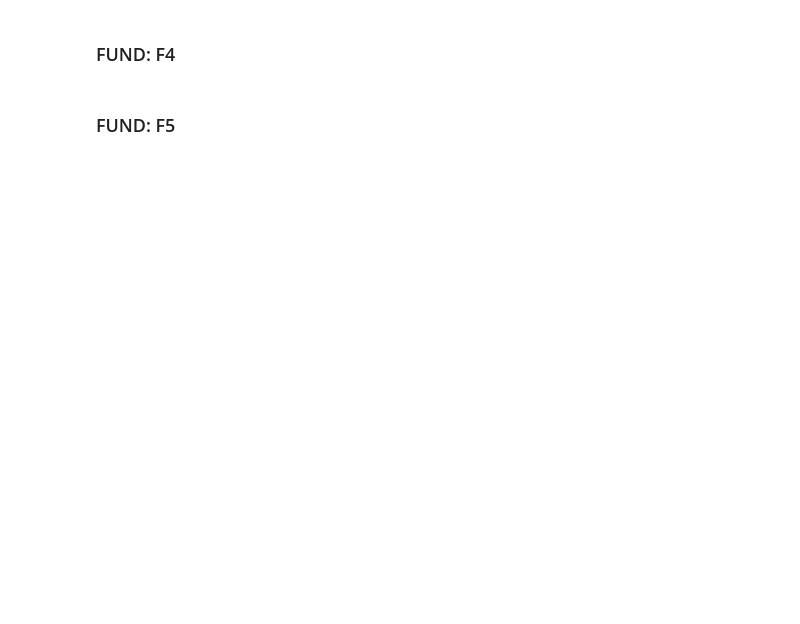
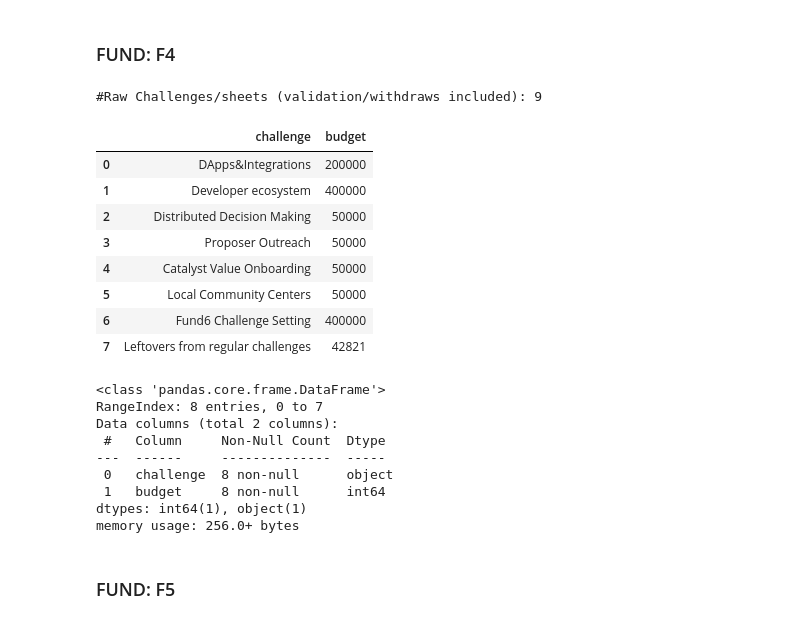
Before and after one commit to jbmattos/CatalystReport, a Jupyter notebook: data_setup.ipynb, the cells around one changed output. Cells and saved outputs as stored; diff of their text form; code cells hidden in the pictures; blank space fills up the shorter version.

```diff
--- a/data_setup.ipynb
+++ b/data_setup.ipynb
@@ -121,14 +245,34 @@ df.info()
 # %%
 fund = 'f4'
 print('#Raw Challenges/sheets (validation/withdraws included): {}\n'.format(len(list(sheets[fund]))))
-df = get_catalyst_data(fund).validation.copy()
+df = CatalystVotingResults(fund).validation.copy()
 
 # func_format = lambda s: s.split('(')[1].split(')')[0] if isinstance(s, str) else s
 # df.iloc[9:16,0] = df.iloc[9:16,0].map(func_format)
 # df = __default_setup(df)
 
 display(df)
 df.info()
+# %% [output]
+#Raw Challenges/sheets (validation/withdraws included): 9
+|  | challenge | budget |
+| 0 | DApps&Integrations | 200000 |
+| 1 | Developer ecosystem | 400000 |
+| 2 | Distributed Decision Making | 50000 |
+| 3 | Proposer Outreach | 50000 |
+| 4 | Catalyst Value Onboarding | 50000 |
+| 5 | Local Community Centers | 50000 |
+| 6 | Fund6 Challenge Setting | 400000 |
+| 7 | Leftovers from regular challenges | 42821 |
+<class 'pandas.core.frame.DataFrame'>
+RangeIndex: 8 entries, 0 to 7
+Data columns (total 2 columns):
+ #   Column     Non-Null Count  Dtype
+---  ------     --------------  -----
+ 0   challenge  8 non-null      object
+ 1   budget     8 non-null      int64
+dtypes: int64(1), object(1)
+memory usage: 256.0+ bytes
 # %% [markdown]
 ### FUND: F5
 # %%
```
Also changed, not shown: parts of 7 cells of this notebook, 4 other files.
